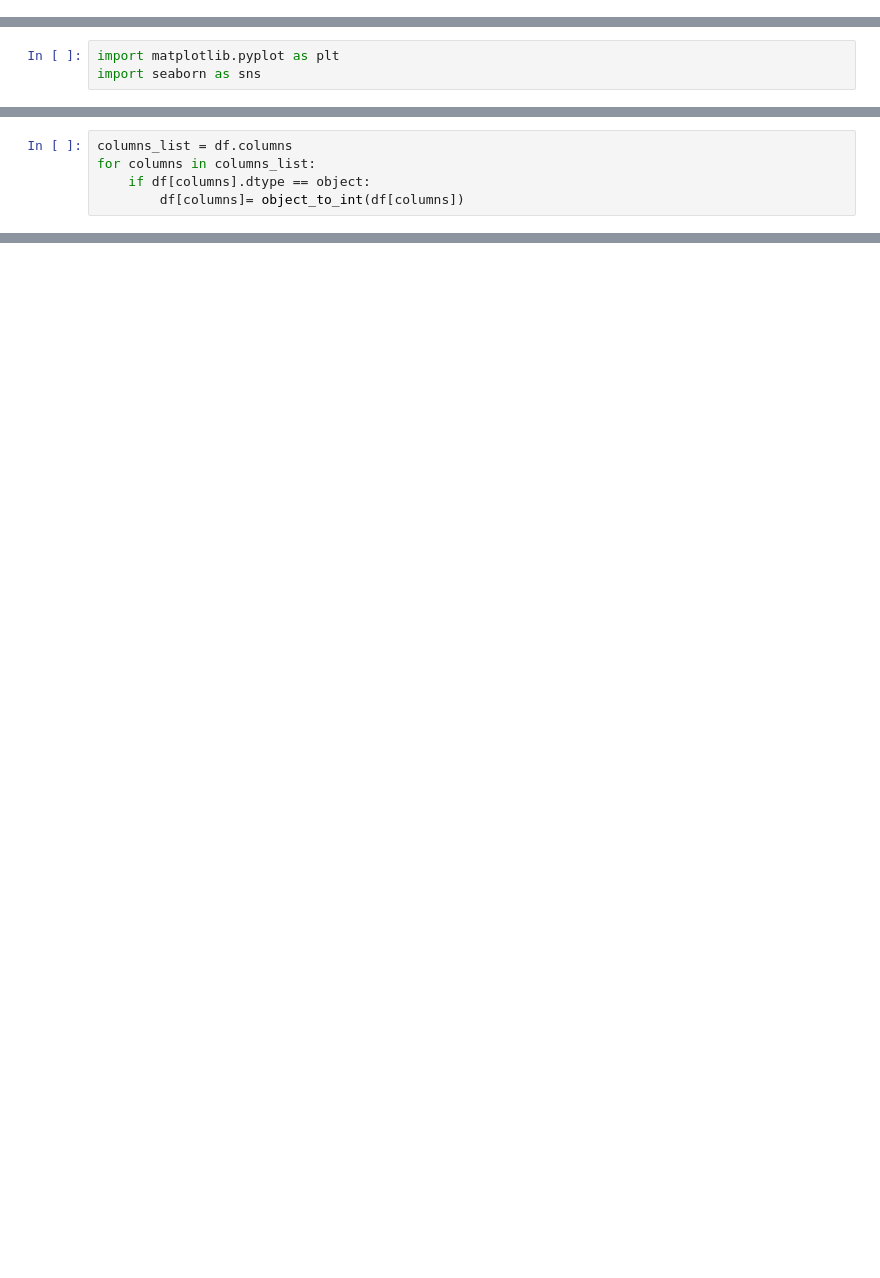
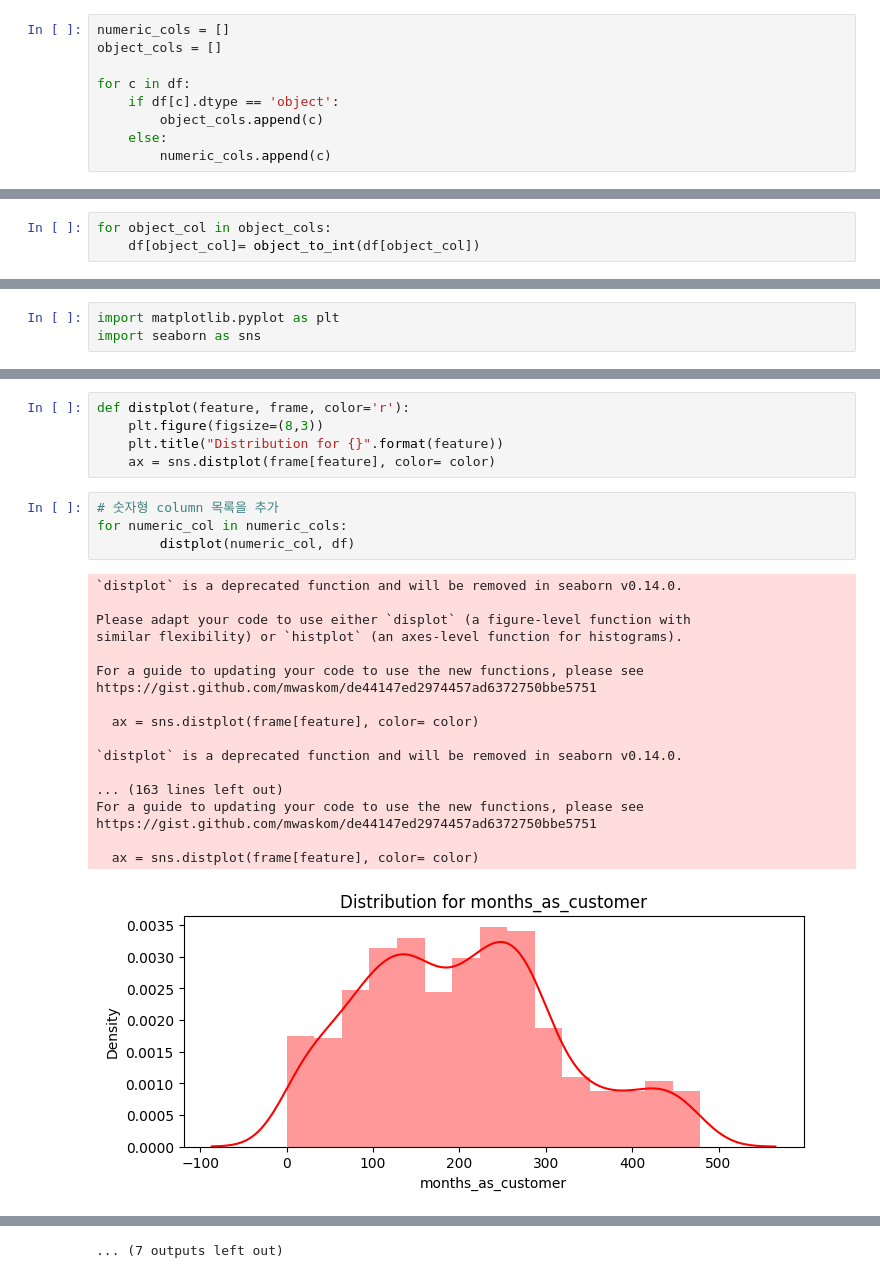
Before and after one commit to jjongseon/sessac, a Jupyter notebook: fraud_skeleton/fraud_skeleton.ipynb, the cells around one changed output, grey strips where cells are left out. Cells and saved outputs as stored; diff of their text form; blank space fills up the shorter version.

```diff
--- a/fraud_skeleton/fraud_skeleton.ipynb
+++ b/fraud_skeleton/fraud_skeleton.ipynb
@@ -69,0 +157,9 @@ memory usage: 304.8+ KB
+# %%
+numeric_cols = []
+object_cols = []
+
+for c in df:
+    if df[c].dtype == 'object':
+        object_cols.append(c)
+    else:
+        numeric_cols.append(c)
@@ -69,0 +175,3 @@ memory usage: 304.8+ KB
+# %%
+for object_col in object_cols:
+    df[object_col]= object_to_int(df[object_col])
@@ -115,5 +191,0 @@ def object_to_int(dataframe_series):
-# %%
-columns_list = df.columns
-for columns in columns_list:
-    if df[columns].dtype == object:
-        df[columns]= object_to_int(df[columns])
@@ -172,0 +192,28 @@ https://gist.github.com/mwaskom/de44147ed2974457ad6372750bbe5751
+# %%
+def distplot(feature, frame, color='r'):
+    plt.figure(figsize=(8,3))
+    plt.title("Distribution for {}".format(feature))
+    ax = sns.distplot(frame[feature], color= color)
+# %%
+# 숫자형 column 목록을 추가
+for numeric_col in numeric_cols:
+        distplot(numeric_col, df)
+# %% [output]
+`distplot` is a deprecated function and will be removed in seaborn v0.14.0.
+
+Please adapt your code to use either `displot` (a figure-level function with
+similar flexibility) or `histplot` (an axes-level function for histograms).
+
+For a guide to updating your code to use the new functions, please see
+https://gist.github.com/mwaskom/de44147ed2974457ad6372750bbe5751
+
+  ax = sns.distplot(frame[feature], color= color)
+
+`distplot` is a deprecated function and will be removed in seaborn v0.14.0.
+
+... (163 lines left out)
+For a guide to updating your code to use the new functions, please see
+https://gist.github.com/mwaskom/de44147ed2974457ad6372750bbe5751
+
+  ax = sns.distplot(frame[feature], color= color)
+[figure, added]
@@ -172,0 +230 @@ https://gist.github.com/mwaskom/de44147ed2974457ad6372750bbe5751
+... (7 outputs left out)
```
Also changed, not shown: parts of 81 cells of this notebook.
